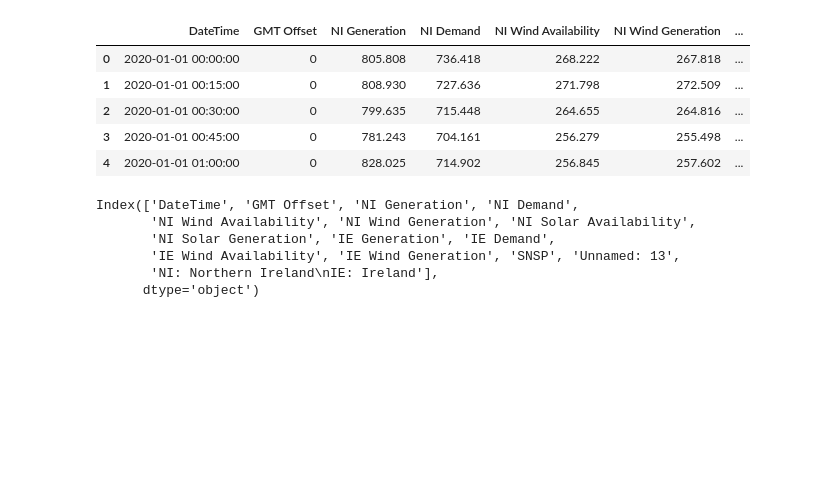
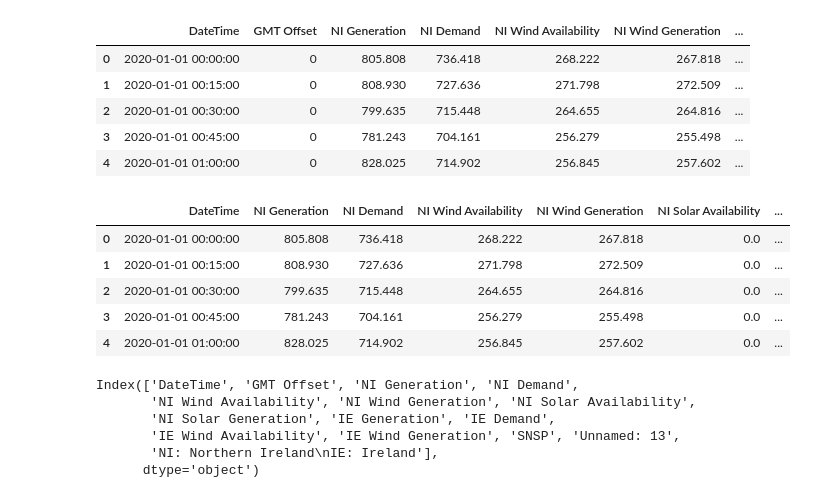
Before and after one commit to SaM-92/DataInsightChatbot, a Jupyter notebook: PoC_nb.ipynb, the cells around one changed output. Cells and saved outputs as stored; diff of their text form; code cells hidden in the pictures; blank space fills up the shorter version.

```diff
--- a/PoC_nb.ipynb
+++ b/PoC_nb.ipynb
@@ -81,6 +81,15 @@ df_2020_2021.head()
 | 2 | 2020-01-01 00:30:00 | 0 | 799.635 | 715.448 | 264.655 | 264.816 | ... |
 | 3 | 2020-01-01 00:45:00 | 0 | 781.243 | 704.161 | 256.279 | 255.498 | ... |
 | 4 | 2020-01-01 01:00:00 | 0 | 828.025 | 714.902 | 256.845 | 257.602 | ... |
+# %%
+df_test_20_21.head()
+# %% [output]
+|  | DateTime | NI Generation | NI Demand | NI Wind Availability | NI Wind Generation | NI Solar Availability | ... |
+| 0 | 2020-01-01 00:00:00 | 805.808 | 736.418 | 268.222 | 267.818 | 0.0 | ... |
+| 1 | 2020-01-01 00:15:00 | 808.930 | 727.636 | 271.798 | 272.509 | 0.0 | ... |
+| 2 | 2020-01-01 00:30:00 | 799.635 | 715.448 | 264.655 | 264.816 | 0.0 | ... |
+| 3 | 2020-01-01 00:45:00 | 781.243 | 704.161 | 256.279 | 255.498 | 0.0 | ... |
+| 4 | 2020-01-01 01:00:00 | 828.025 | 714.902 | 256.845 | 257.602 | 0.0 | ... |
 # %%
 df_2020_2021.columns
 # %% [output]
```
Also changed, not shown: parts of 6 cells of this notebook, 1 other file.
